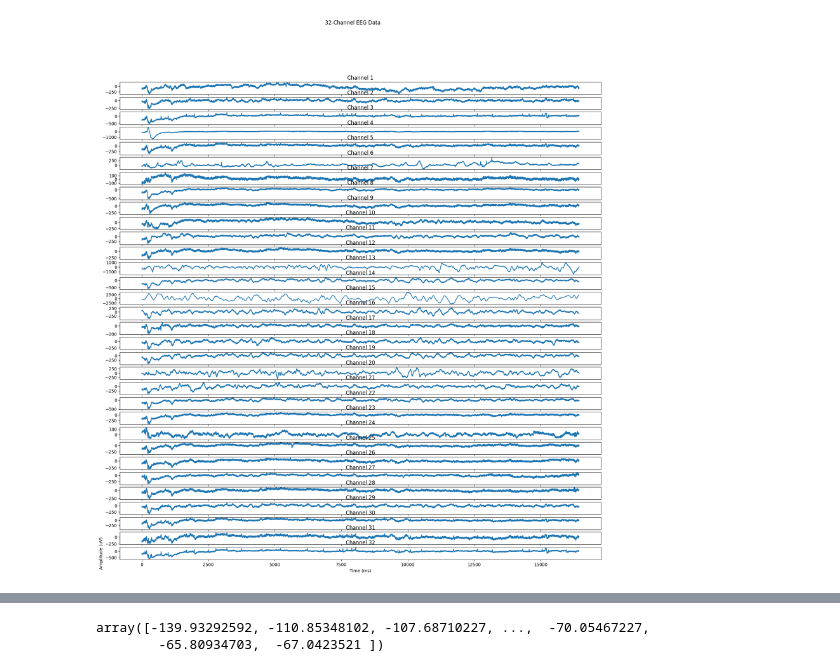
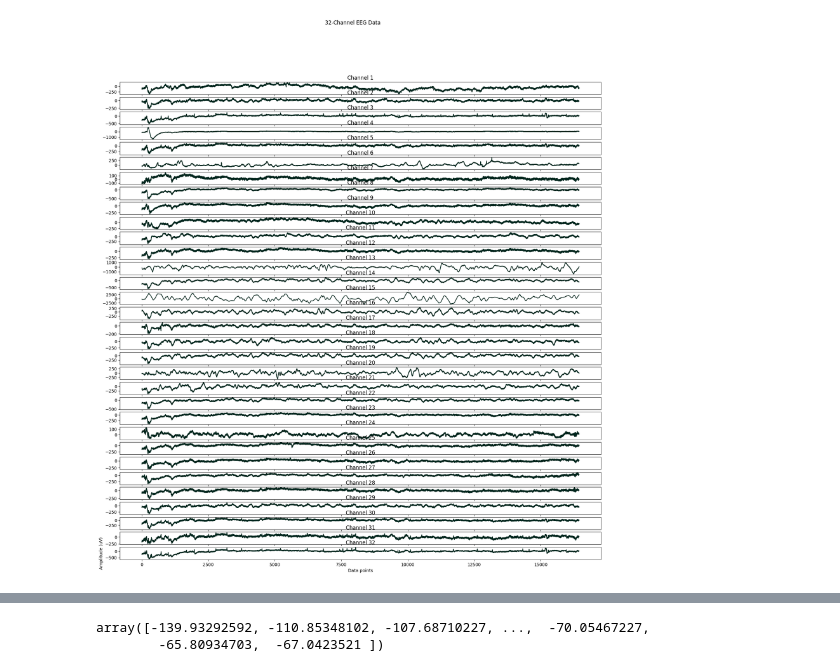
Before and after one commit to greenishcore/Hands-on-EEG, a Jupyter notebook: pywavelet.ipynb, the cells around one changed output, grey strips where cells are left out. Drawn from its saved outputs; the diff is of its cells as text; code cells hidden in the pictures.

```diff
--- a/pywavelet.ipynb
+++ b/pywavelet.ipynb
@@ -15,25 +15,27 @@ data_c = ch_info.iloc[:,1:]
 # %%
 # 创建32通道EEG数据
 data_32 = data_c
 
 # 创建32个子图
 fig, axs = plt.subplots(32, figsize=(20, 20))
-
+hex_green = '#00251C'
+#hex_orange = '#f56842'
 # 绘制每个子图
 for i in range(32):
-    axs[i].plot(data_32.iloc[:,i])
+    axs[i].plot(data_32.iloc[:,i],hex_green)
     axs[i].set_title(f'Channel {i+1}')
 
 
 # 添加标题和轴标签
 fig.suptitle('32-Channel EEG Data')
-plt.xlabel('Time (ms)')
+plt.xlabel('Data points')
 plt.ylabel('Amplitude (uV)')
 
 # 调整子图之间的间距和边距
 #plt.subplots_adjust(hspace=2)
-plt.savefig("raw_eeg.png", dpi=500, bbox_inches='tight')
+#plt.savefig("raw_eeg.png", dpi=500, bbox_inches='tight')
+plt.savefig("channel_eeg.png", dpi=500, bbox_inches='tight')
 plt.show()
 # %% [output]
-[figure, old version]
+[figure, new version]
 # %%
```
Also changed, not shown: parts of 6 cells of this notebook, 7 other files.
